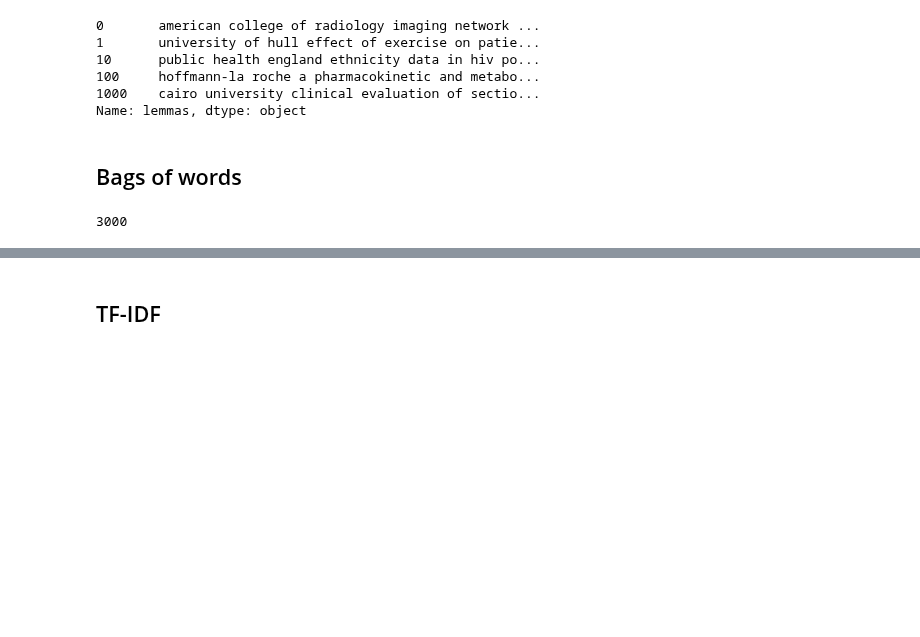
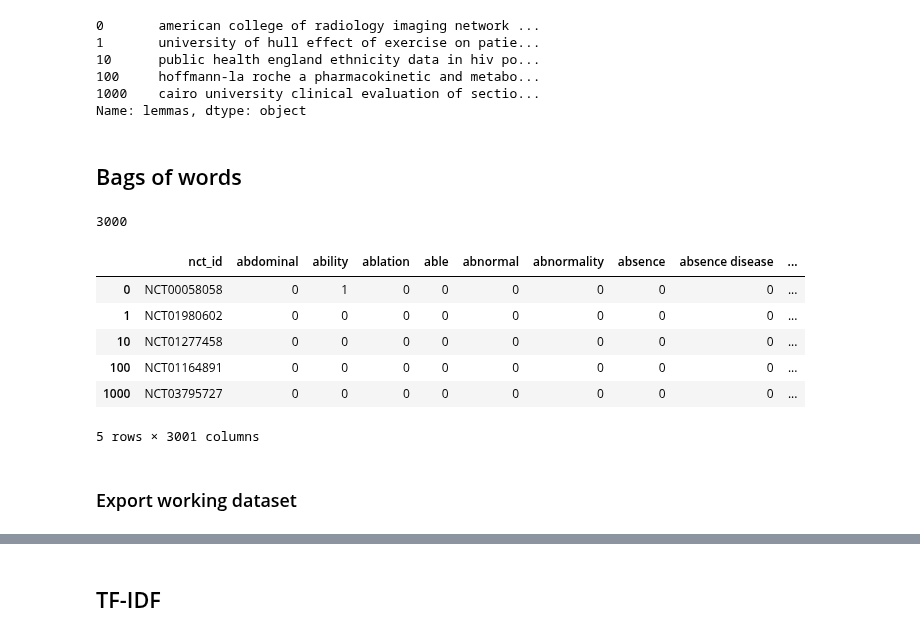
Before and after one commit to cmdelaserna/clinical-trials, a Jupyter notebook: mvp/notebooks/Script 3 - Clean JSON file, preprocess data, export working dataset.ipynb, the cells around one changed output, grey strips where cells are left out. Cells and saved outputs as stored; diff of their text form; code cells hidden in the pictures; blank space fills up the shorter version.

Commit message:
exporting workign data

```diff
--- a/mvp/notebooks/Script 3 - Clean JSON file, preprocess data, export working dataset.ipynb
+++ b/mvp/notebooks/Script 3 - Clean JSON file, preprocess data, export working dataset.ipynb
@@ -150,3 +147,20 @@ len(cv.vocabulary_)
 3000
 # %%
 word_counts = pd.DataFrame(X.toarray(), columns=cv.get_feature_names())
+# %%
+# add nct_id to word_counts df
+nct_id = df['nct_id']
+
+df_word_counts = pd.merge(nct_id, word_counts, left_index=True, right_index=True)
+# %%
+df_word_counts.head()
+# %% [output]
+|  | nct_id | abdominal | ability | ablation | able | abnormal | abnormality | absence | absence disease | ... |
+| 0 | NCT00058058 | 0 | 1 | 0 | 0 | 0 | 0 | 0 | 0 | ... |
+| 1 | NCT01980602 | 0 | 0 | 0 | 0 | 0 | 0 | 0 | 0 | ... |
+| 10 | NCT01277458 | 0 | 0 | 0 | 0 | 0 | 0 | 0 | 0 | ... |
+| 100 | NCT01164891 | 0 | 0 | 0 | 0 | 0 | 0 | 0 | 0 | ... |
+| 1000 | NCT03795727 | 0 | 0 | 0 | 0 | 0 | 0 | 0 | 0 | ... |
+5 rows × 3001 columns
+# %% [markdown]
+### Export working dataset
```
Also changed, not shown: parts of 15 cells of this notebook, 1 other file.
